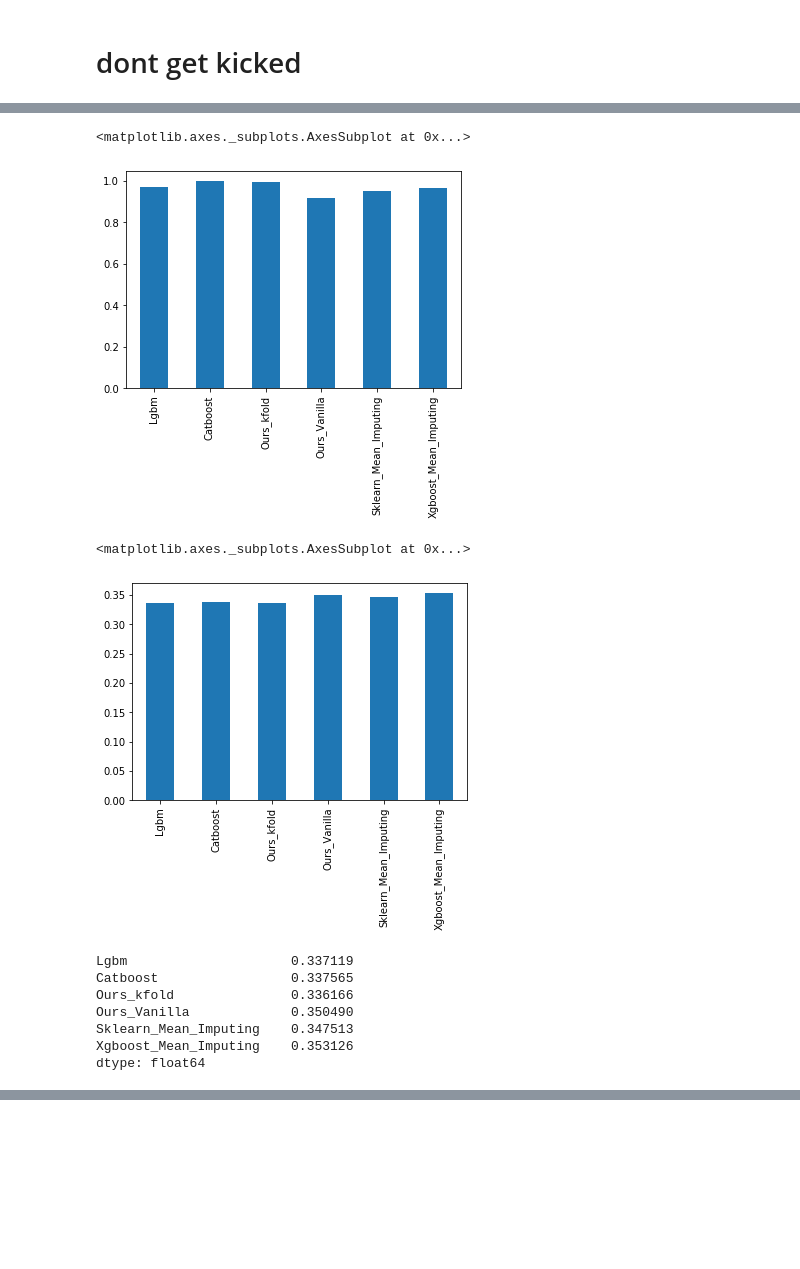
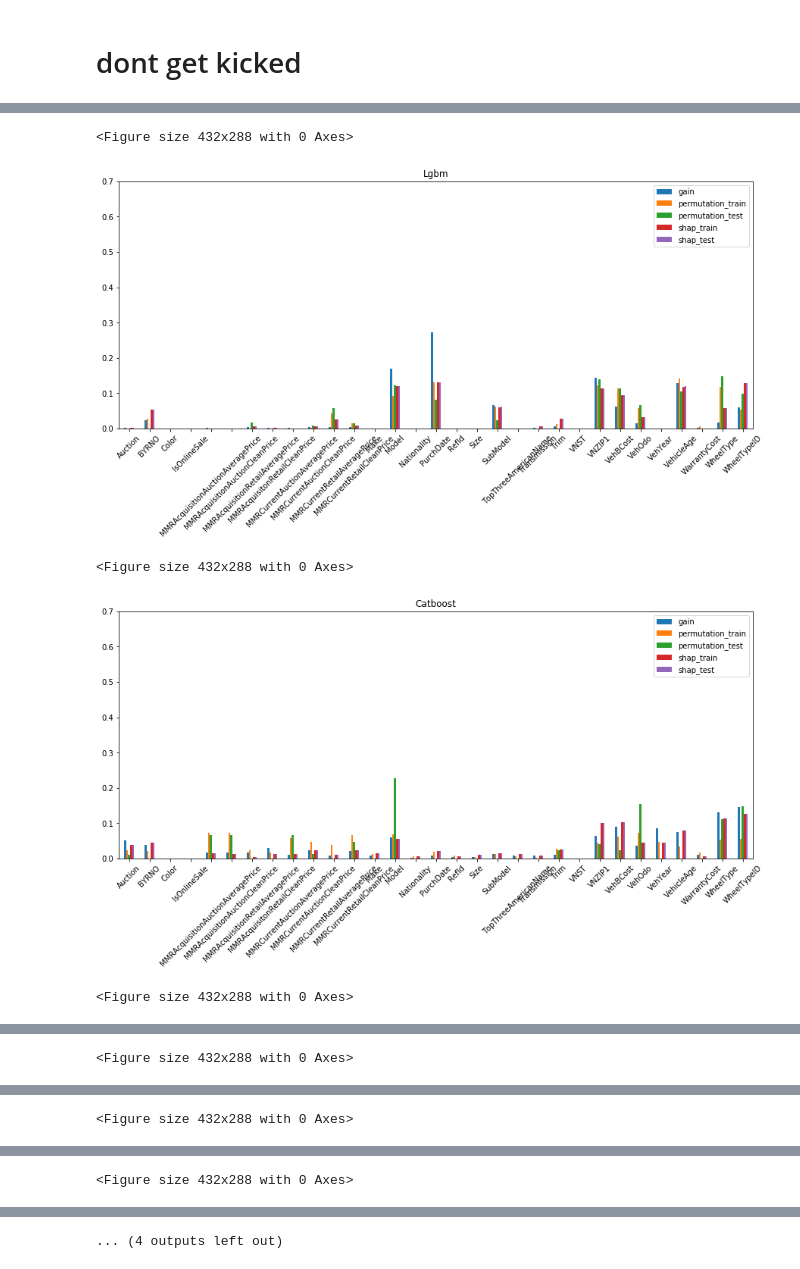
Before and after one commit to AfekIlayAdler/CrossValidatedFeatureSelection, a Jupyter notebook: experiments/gbm_classification/dont_get_kicked/results/dont_get_kicked.ipynb, the cells around one changed output, grey strips where cells are left out. Saved outputs shown, nothing was run; the diff lists cells and outputs as text; code cells hidden in the pictures; blank space fills up the shorter version.

```diff
--- a/experiments/gbm_classification/dont_get_kicked/results/dont_get_kicked.ipynb
+++ b/experiments/gbm_classification/dont_get_kicked/results/dont_get_kicked.ipynb
@@ -48,5 +2,0 @@ for k, v in paths.items():
-# %%
-results = {}
-for model, path in paths.items():
-    results[model] = pd.read_csv(paths[model])['nleaves'][0]
-pd.Series(results).plot(kind = 'bar')
@@ -56,5 +2,0 @@ pd.Series(results).plot(kind = 'bar')
-# %%
-results = {}
-for model, path in paths.items():
-    results[model] = pd.read_csv(paths[model])['ntrees'][0]
-pd.Series(results).plot(kind = 'bar')
@@ -64,26 +2,0 @@ pd.Series(results).plot(kind = 'bar')
-# %%
-results = {}
-for model, path in paths.items():
-    results[model] = pd.read_csv(paths[model])['error'][0]
-pd.Series(results).plot(kind = 'bar')
-# %% [output]
-<matplotlib.axes._subplots.AxesSubplot at 0x...>
-[figure, removed]
-# %%
-results = {}
-for model, path in paths.items():
-    results[model] = pd.read_csv(paths[model])['logloss'][0]
-pd.Series(results).plot(kind = 'bar')
-# %% [output]
-<matplotlib.axes._subplots.AxesSubplot at 0x...>
-[figure, removed]
-# %%
-pd.Series(results)
-# %% [output]
-Lgbm                     0.337119
-Catboost                 0.337565
-Ours_kfold               0.336166
-Ours_Vanilla             0.350490
-Sklearn_Mean_Imputing    0.347513
-Xgboost_Mean_Imputing    0.353126
-dtype: float64
@@ -89,0 +7,17 @@ dtype: float64
+# %%
+is_classification = True
+metrics = ['ntrees', 'nleaves', 'error']
+if is_classification:
+    metrics += ['logloss']
+paths = get_regular_paths(one_hot=False)
+for model, model_path in paths.items():
+    model_fi = get_feature_importance(model, model_path)
+    plot_fi(model, model_fi)
+for metric in metrics:
+    plot_metrics(paths, metric)
+# %% [output]
+<Figure size 432x288 with 0 Axes>
+[figure, added]
+<Figure size 432x288 with 0 Axes>
+[figure, added]
+<Figure size 432x288 with 0 Axes>
@@ -89,0 +25 @@ dtype: float64
+<Figure size 432x288 with 0 Axes>
@@ -89,0 +27 @@ dtype: float64
+<Figure size 432x288 with 0 Axes>
@@ -89,0 +29 @@ dtype: float64
+<Figure size 432x288 with 0 Axes>
@@ -89,0 +31 @@ dtype: float64
+... (4 outputs left out)
```
Also changed, not shown: parts of 7 cells of this notebook, 18 other files.
